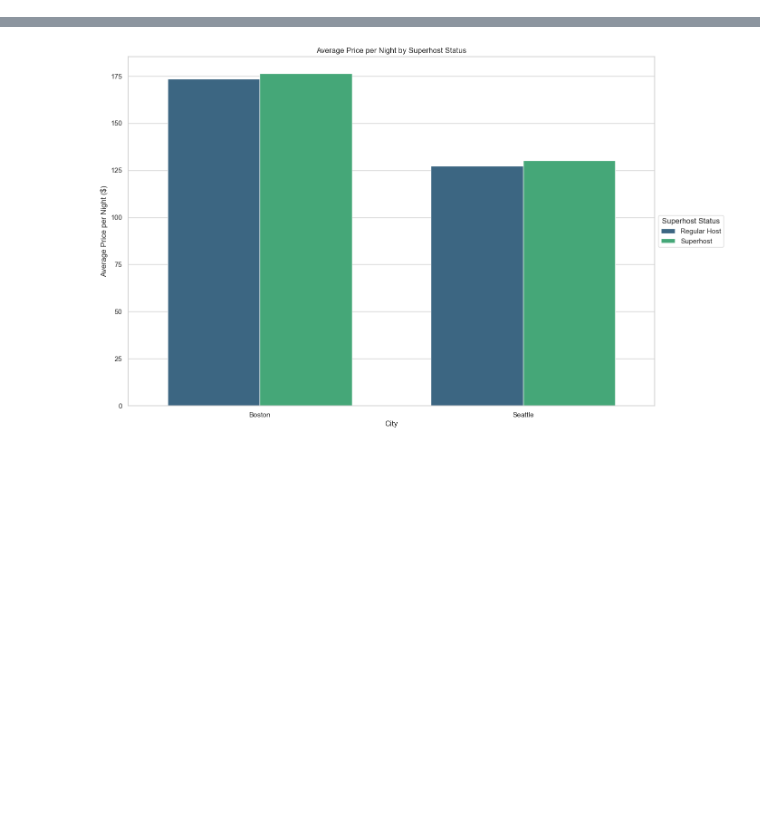
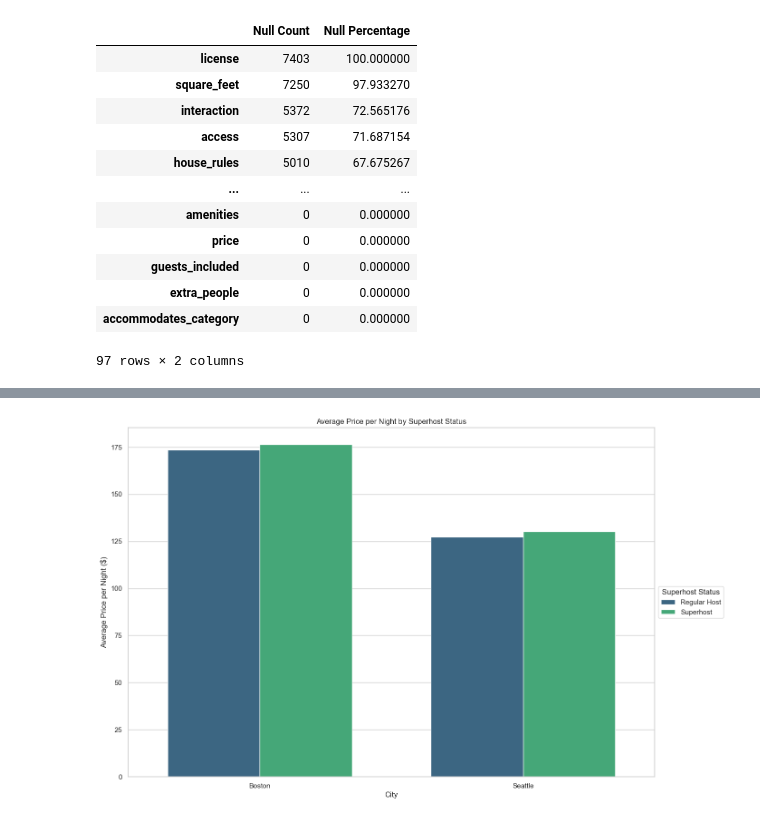
Before and after one commit to meeby280/UdacityDataScienceProject1, a Jupyter notebook: airbnb_exploration.ipynb, the cells around one changed output, grey strips where cells are left out. Cells and saved outputs as stored; diff of their text form; code cells hidden in the pictures; blank space fills up the shorter version.

```diff
--- a/airbnb_exploration.ipynb
+++ b/airbnb_exploration.ipynb
@@ -26,0 +233,29 @@ seattle_listings = pd.read_csv('../project1_supplemental_files/airbnb_data/seatt
+# %%
+# Calculating the number of nulls per column
+null_counts = combined_listings.isnull().sum()
+
+# Calculating the percentage of nulls per column
+null_percentages = ( null_counts / len(combined_listings) ) * 100
+
+# Combine the counts and percentages into a single DataFrame
+nulls_summary = pd.DataFrame({
+    'Null Count': null_counts,
+    'Null Percentage': null_percentages
+}).sort_values(by='Null Percentage', ascending=False)
+
+# Display the summary
+display(nulls_summary)
+# %% [output]
+|  | Null Count | Null Percentage |
+| license | 7403 | 100.000000 |
+| square_feet | 7250 | 97.933270 |
+| interaction | 5372 | 72.565176 |
+| access | 5307 | 71.687154 |
+| house_rules | 5010 | 67.675267 |
+| ... | ... | ... |
+| amenities | 0 | 0.000000 |
+| price | 0 | 0.000000 |
+| guests_included | 0 | 0.000000 |
+| extra_people | 0 | 0.000000 |
+| accommodates_category | 0 | 0.000000 |
+97 rows × 2 columns
```
Also changed, not shown: parts of 48 cells of this notebook, 3 other files.
